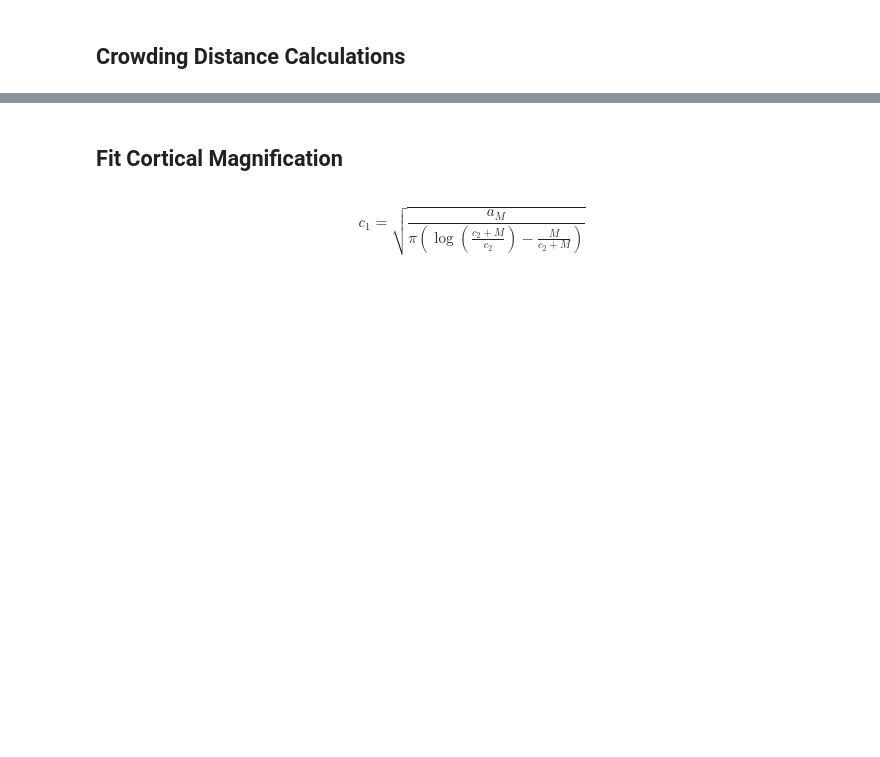
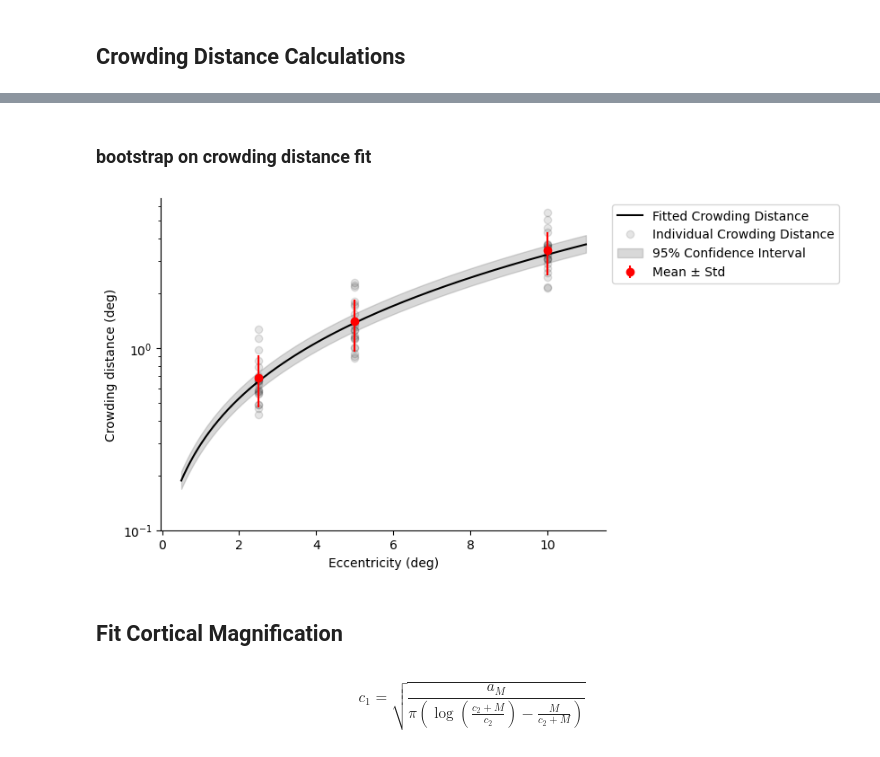
Before and after one commit to noahbenson/cortical-crowding, a Jupyter notebook: notebooks/dev.ipynb, the cells around one changed output, grey strips where cells are left out. Cells and saved outputs as stored; diff of their text form; code cells hidden in the pictures; blank space fills up the shorter version.

```diff
--- a/notebooks/dev.ipynb
+++ b/notebooks/dev.ipynb
@@ -157,0 +176,2 @@ plt.show()
+# %% [markdown]
+### bootstrap on crowding distance fit
@@ -158,3 +210,27 @@ plt.show()
+# %%
+x = np.linspace(0.5, 11, 1000)
+# Fitted value without bootstrap
+plt.plot(x, (0.43 + x + 0.06*(x**2)) * b, 'k-', label='Fitted Crowding Distance')
+
+# Plot individual data
+plt.plot(mean_x_ecc, mean_cd_list, 'ko', alpha=0.1, label='Individual Crowding Distance')
+
+# Plot error bars
+plt.errorbar(eccentricities, mean_values, yerr=std_values, fmt='o', color='red', label='Mean ± Std')
+plt.fill_between(x, confidence_interval_cd[0], confidence_interval_cd[1], color='gray', alpha=0.3, label='95% Confidence Interval')
+
+plt.xlabel('Eccentricity (deg)')
+plt.ylabel('Crowding distance (deg)')
+plt.yscale('log')
+plt.ylim(bottom=0.1)  # Set lower limit to 0.1 (10^-1)
+
+plt.gca().spines['top'].set_visible(False)
+plt.gca().spines['right'].set_visible(False)
+plt.legend(loc='upper left', bbox_to_anchor=(1, 1))
+
+plt.show()
+# %% [output]
+[figure, added]
 # %% [markdown]
 ## Fit Cortical Magnification
 # %%
```
Also changed, not shown: parts of 40 cells of this notebook.
